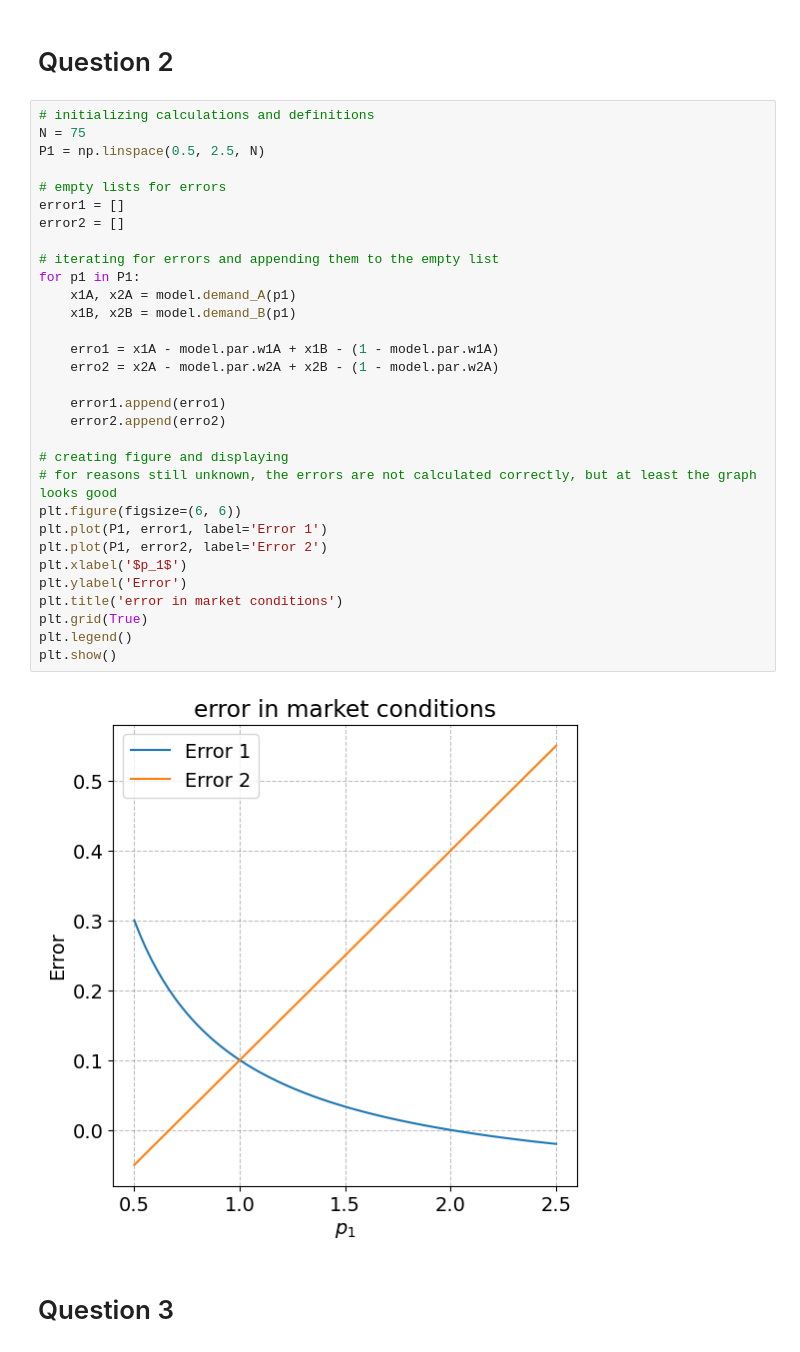
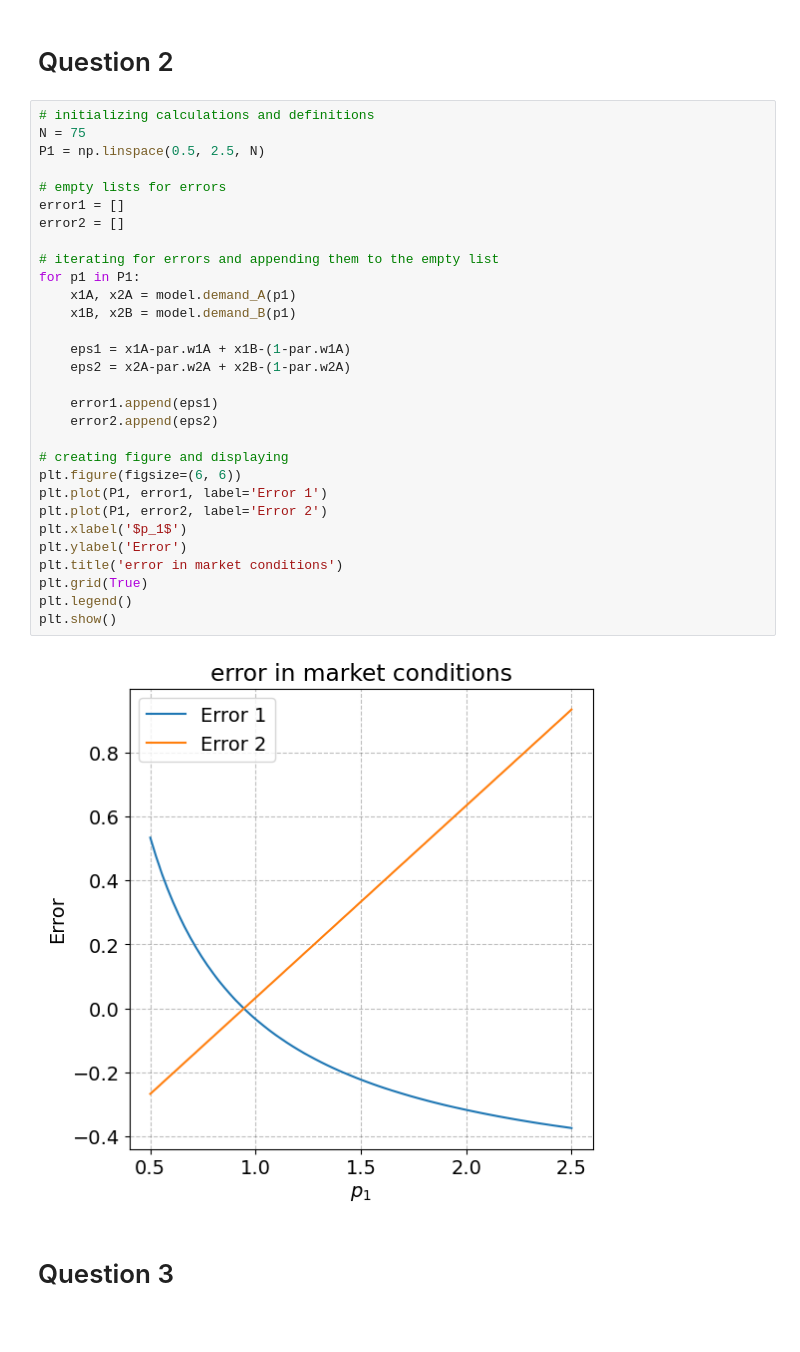
Before and after one commit to NumEconCopenhagen/projects-2024-victor, a Jupyter notebook: inauguralproject/inauguralproject.ipynb, the cells around one changed output. Cells and saved outputs as stored; diff of their text form.

```diff
--- a/inauguralproject/inauguralproject.ipynb
+++ b/inauguralproject/inauguralproject.ipynb
@@ -93,35 +89,34 @@ ax_A.legend(frameon=True,loc='upper right',bbox_to_anchor=(1.6,1.0));
 # %%
 # initializing calculations and definitions
 N = 75
 P1 = np.linspace(0.5, 2.5, N)
 
 # empty lists for errors
 error1 = []
 error2 = []
 
 # iterating for errors and appending them to the empty list
 for p1 in P1:
     x1A, x2A = model.demand_A(p1)
     x1B, x2B = model.demand_B(p1)
 
-    erro1 = x1A - model.par.w1A + x1B - (1 - model.par.w1A)
-    erro2 = x2A - model.par.w2A + x2B - (1 - model.par.w2A)
+    eps1 = x1A-par.w1A + x1B-(1-par.w1A)
+    eps2 = x2A-par.w2A + x2B-(1-par.w2A)
 
-    error1.append(erro1)
-    error2.append(erro2)
+    error1.append(eps1)
+    error2.append(eps2)
 
 # creating figure and displaying
-# for reasons still unknown, the errors are not calculated correctly, but at least the graph looks good
 plt.figure(figsize=(6, 6))
 plt.plot(P1, error1, label='Error 1')
 plt.plot(P1, error2, label='Error 2')
 plt.xlabel('$p_1$')
 plt.ylabel('Error')
 plt.title('error in market conditions')
 plt.grid(True)
 plt.legend()
 plt.show()
 # %% [output]
-[figure, old version]
+[figure, new version]
 # %% [markdown]
 # Question 3
```
Also changed, not shown: parts of 10 cells of this notebook, 4 other files.
